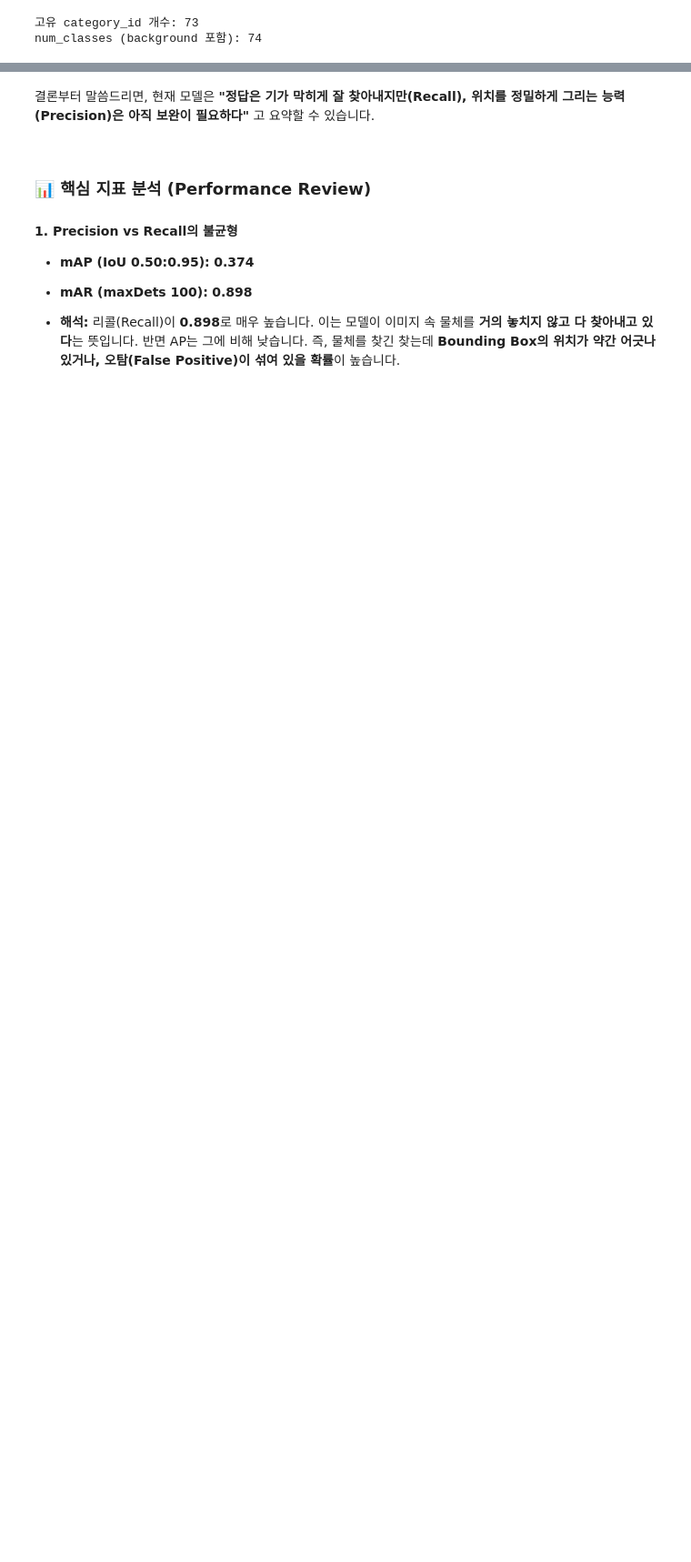
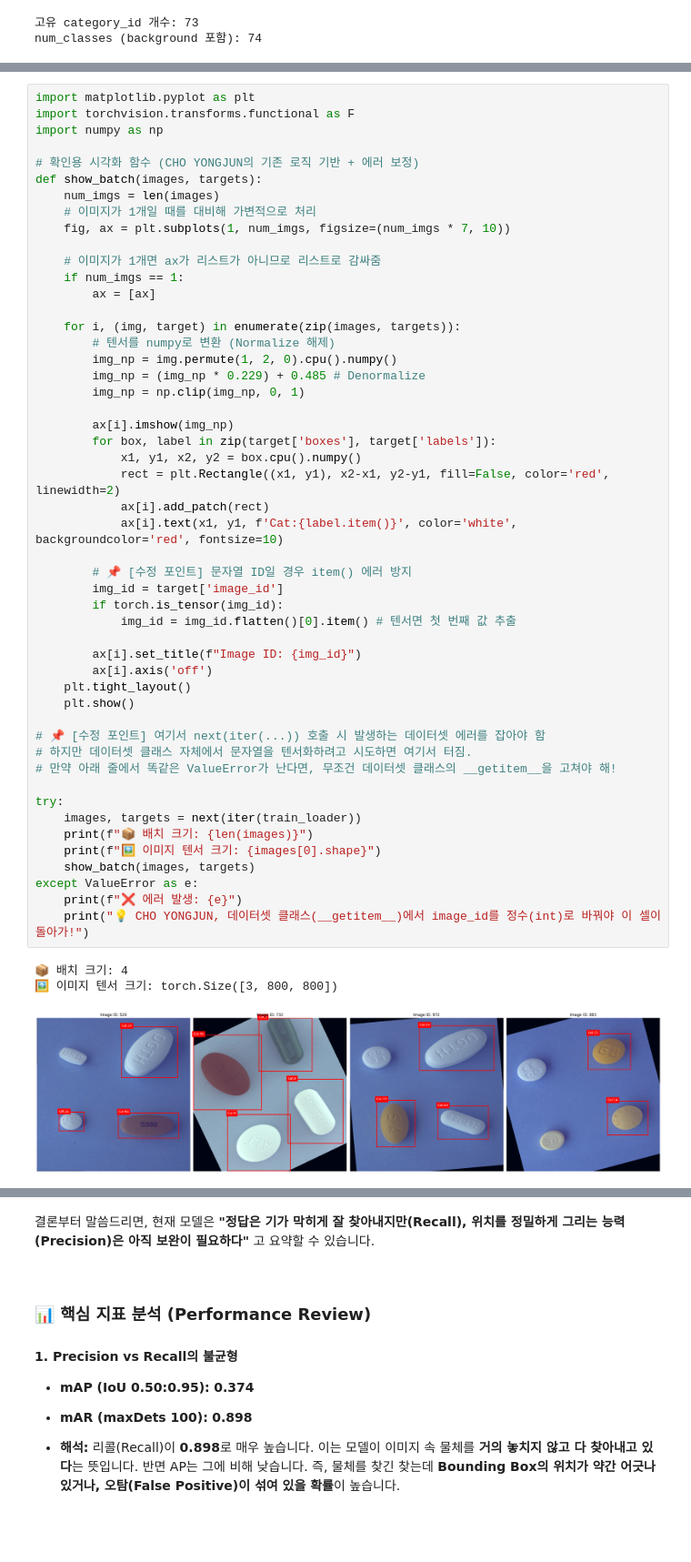
Before and after one commit to Eden-Cho/Oral-Pill-Objest-Detection_TEAM_04, a Jupyter notebook: models/base_line_Faster-R-CNN+EfficientNet-B3.ipynb, the cells around one changed output, grey strips where cells are left out. Shown at 91% size. Saved outputs shown, nothing was run; the diff lists cells and outputs as text; blank space fills up the shorter version.

```diff
--- a/models/base_line_Faster-R-CNN+EfficientNet-B3.ipynb
+++ b/models/base_line_Faster-R-CNN+EfficientNet-B3.ipynb
@@ -337,0 +421,54 @@ train steps: 670 val steps: 75
+# %%
+import matplotlib.pyplot as plt
+import torchvision.transforms.functional as F
+import numpy as np
+
+# 확인용 시각화 함수 (CHO YONGJUN의 기존 로직 기반 + 에러 보정)
+def show_batch(images, targets):
+    num_imgs = len(images)
+    # 이미지가 1개일 때를 대비해 가변적으로 처리
+    fig, ax = plt.subplots(1, num_imgs, figsize=(num_imgs * 7, 10))
+
+    # 이미지가 1개면 ax가 리스트가 아니므로 리스트로 감싸줌
+    if num_imgs == 1:
+        ax = [ax]
+
+    for i, (img, target) in enumerate(zip(images, targets)):
+        # 텐서를 numpy로 변환 (Normalize 해제)
+        img_np = img.permute(1, 2, 0).cpu().numpy()
+        img_np = (img_np * 0.229) + 0.485 # Denormalize
+        img_np = np.clip(img_np, 0, 1)
+
+        ax[i].imshow(img_np)
+        for box, label in zip(target['boxes'], target['labels']):
+            x1, y1, x2, y2 = box.cpu().numpy()
+            rect = plt.Rectangle((x1, y1), x2-x1, y2-y1, fill=False, color='red', linewidth=2)
+            ax[i].add_patch(rect)
+            ax[i].text(x1, y1, f'Cat:{label.item()}', color='white', backgroundcolor='red', fontsize=10)
+
+        # 📌 [수정 포인트] 문자열 ID일 경우 item() 에러 방지
+        img_id = target['image_id']
+        if torch.is_tensor(img_id):
+            img_id = img_id.flatten()[0].item() # 텐서면 첫 번째 값 추출
+
+        ax[i].set_title(f"Image ID: {img_id}")
+        ax[i].axis('off')
+    plt.tight_layout()
+    plt.show()
+
+# 📌 [수정 포인트] 여기서 next(iter(...)) 호출 시 발생하는 데이터셋 에러를 잡아야 함
+# 하지만 데이터셋 클래스 자체에서 문자열을 텐서화하려고 시도하면 여기서 터짐.
+# 만약 아래 줄에서 똑같은 ValueError가 난다면, 무조건 데이터셋 클래스의 __getitem__을 고쳐야 해!
+
+try:
+    images, targets = next(iter(train_loader))
+    print(f"📦 배치 크기: {len(images)}")
+    print(f"🖼️ 이미지 텐서 크기: {images[0].shape}")
+    show_batch(images, targets)
+except ValueError as e:
+    print(f"❌ 에러 발생: {e}")
+    print("💡 CHO YONGJUN, 데이터셋 클래스(__getitem__)에서 image_id를 정수(int)로 바꿔야 이 셀이 돌아가!")
+# %% [output]
+📦 배치 크기: 4
+🖼️ 이미지 텐서 크기: torch.Size([3, 800, 800])
+[figure, added]
```
Also changed, not shown: parts of 16 cells of this notebook.
